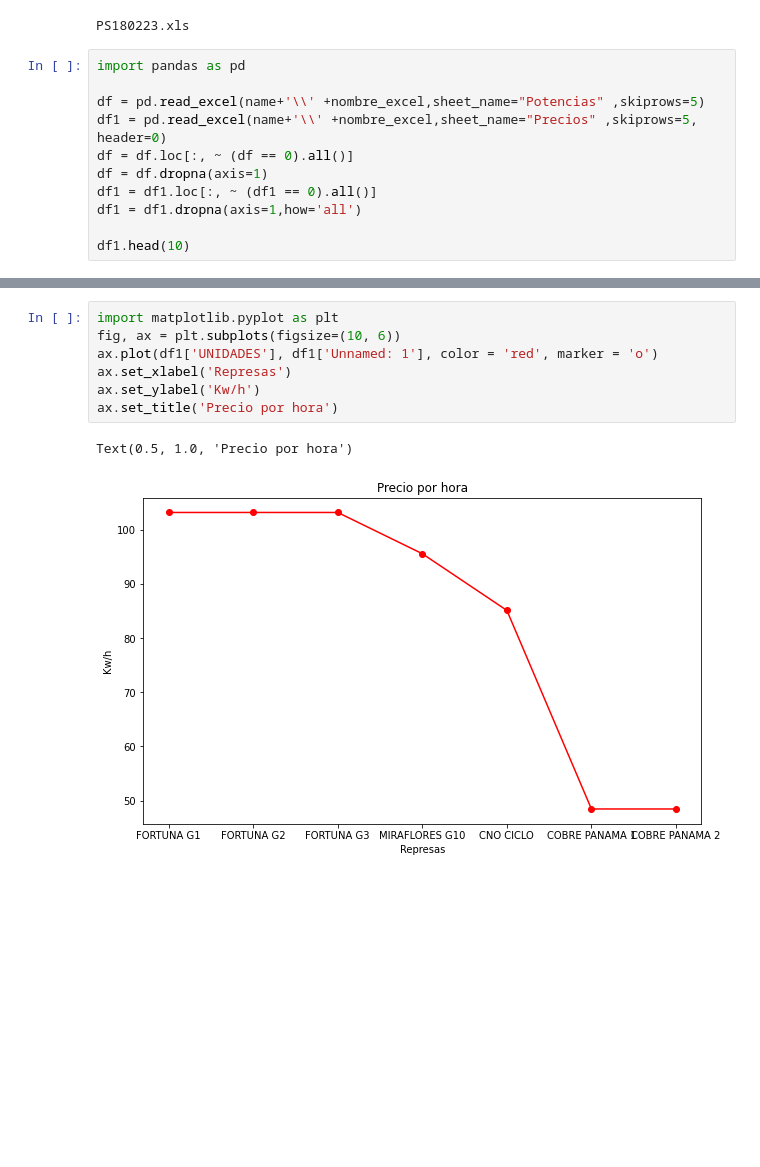
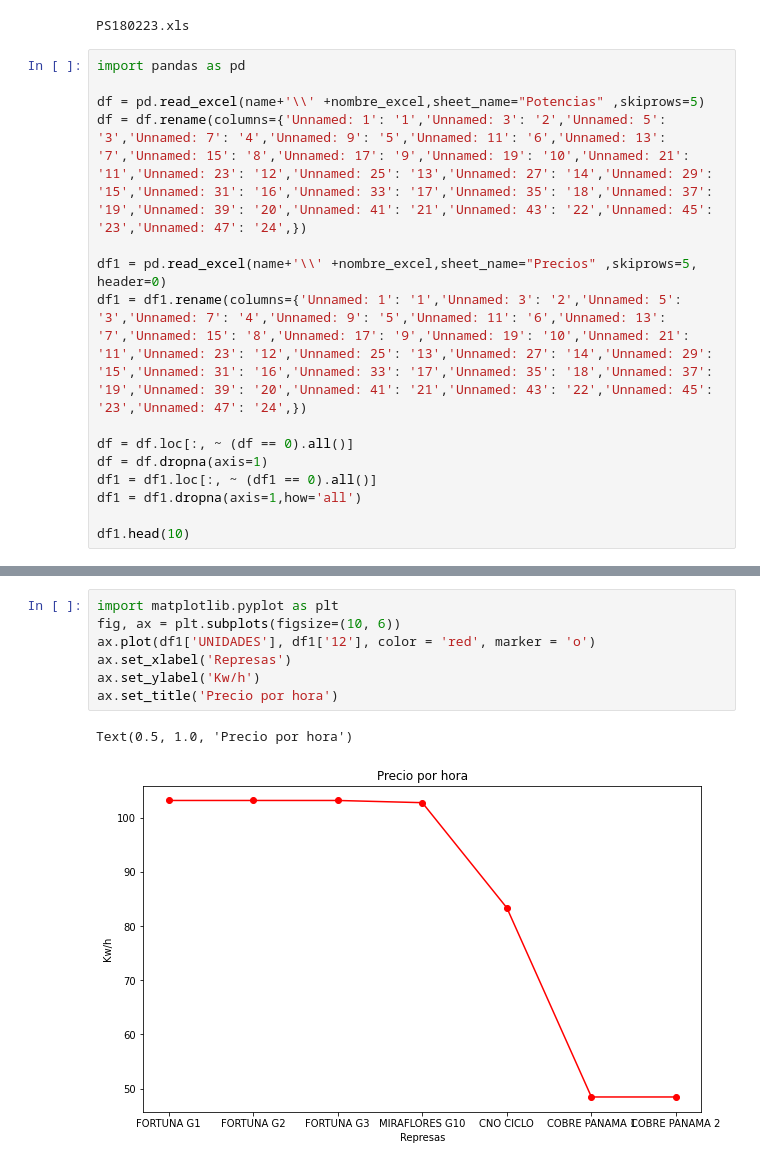
Before and after one commit to AlexJavier09/Automatizador_descargar_CND, a Jupyter notebook: automatizador_CNC.ipynb, the cells around one changed output, grey strips where cells are left out. Drawn from its saved outputs; the diff is of its cells as text; blank space fills up the shorter version.

```diff
--- a/automatizador_CNC.ipynb
+++ b/automatizador_CNC.ipynb
@@ -81,7 +81,11 @@ PS180223.xls
 import pandas as pd
 
 df = pd.read_excel(name+'\\' +nombre_excel,sheet_name="Potencias" ,skiprows=5)
+df = df.rename(columns={'Unnamed: 1': '1','Unnamed: 3': '2','Unnamed: 5': '3','Unnamed: 7': '4','Unnamed: 9': '5','Unnamed: 11': '6','Unnamed: 13': '7','Unnamed: 15': '8','Unnamed: 17': '9','Unnamed: 19': '10','Unnamed: 21': '11','Unnamed: 23': '12','Unnamed: 25': '13','Unnamed: 27': '14','Unnamed: 29': '15','Unnamed: 31': '16','Unnamed: 33': '17','Unnamed: 35': '18','Unnamed: 37': '19','Unnamed: 39': '20','Unnamed: 41': '21','Unnamed: 43': '22','Unnamed: 45': '23','Unnamed: 47': '24',})
+
 df1 = pd.read_excel(name+'\\' +nombre_excel,sheet_name="Precios" ,skiprows=5, header=0)
+df1 = df1.rename(columns={'Unnamed: 1': '1','Unnamed: 3': '2','Unnamed: 5': '3','Unnamed: 7': '4','Unnamed: 9': '5','Unnamed: 11': '6','Unnamed: 13': '7','Unnamed: 15': '8','Unnamed: 17': '9','Unnamed: 19': '10','Unnamed: 21': '11','Unnamed: 23': '12','Unnamed: 25': '13','Unnamed: 27': '14','Unnamed: 29': '15','Unnamed: 31': '16','Unnamed: 33': '17','Unnamed: 35': '18','Unnamed: 37': '19','Unnamed: 39': '20','Unnamed: 41': '21','Unnamed: 43': '22','Unnamed: 45': '23','Unnamed: 47': '24',})
+
 df = df.loc[:, ~ (df == 0).all()]
 df = df.dropna(axis=1)
 df1 = df1.loc[:, ~ (df1 == 0).all()]
@@ -134,13 +139,13 @@ df.head(10)
 # %%
 import matplotlib.pyplot as plt
 fig, ax = plt.subplots(figsize=(10, 6))
-ax.plot(df1['UNIDADES'], df1['Unnamed: 1'], color = 'red', marker = 'o')
+ax.plot(df1['UNIDADES'], df1['12'], color = 'red', marker = 'o')
 ax.set_xlabel('Represas')
 ax.set_ylabel('Kw/h')
 ax.set_title('Precio por hora')
 # %% [output]
 Text(0.5, 1.0, 'Precio por hora')
-[figure, old version]
+[figure, new version]
 # %%
 resultado = pd.merge(df, df1, how='inner', on='UNIDADES')
 resultado.head(10)
```
Also changed, not shown: parts of 9 cells of this notebook.
